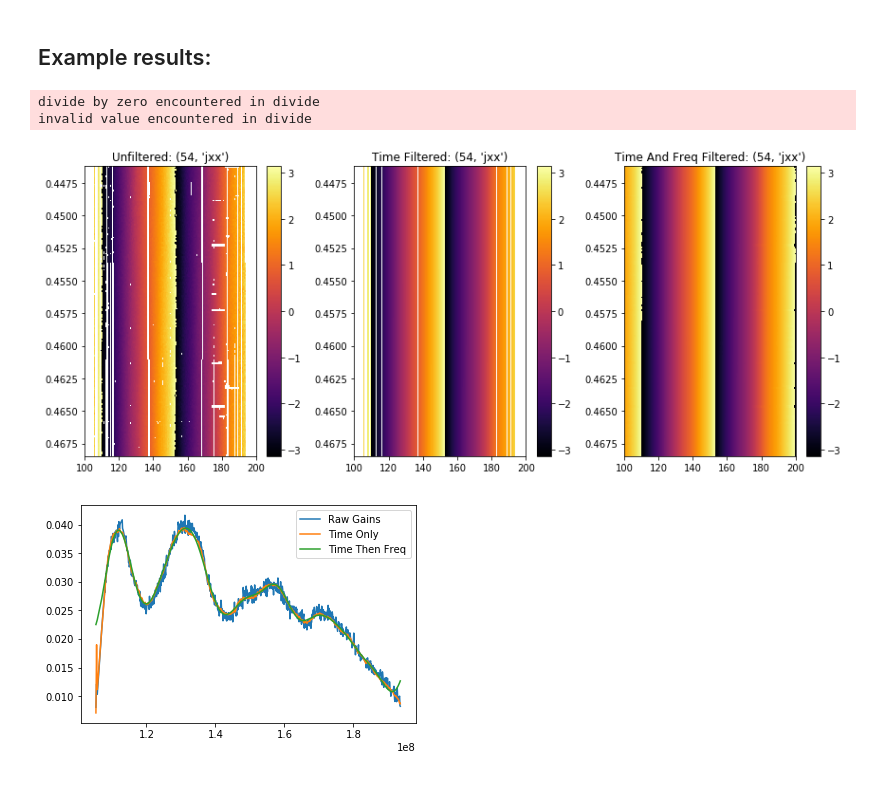
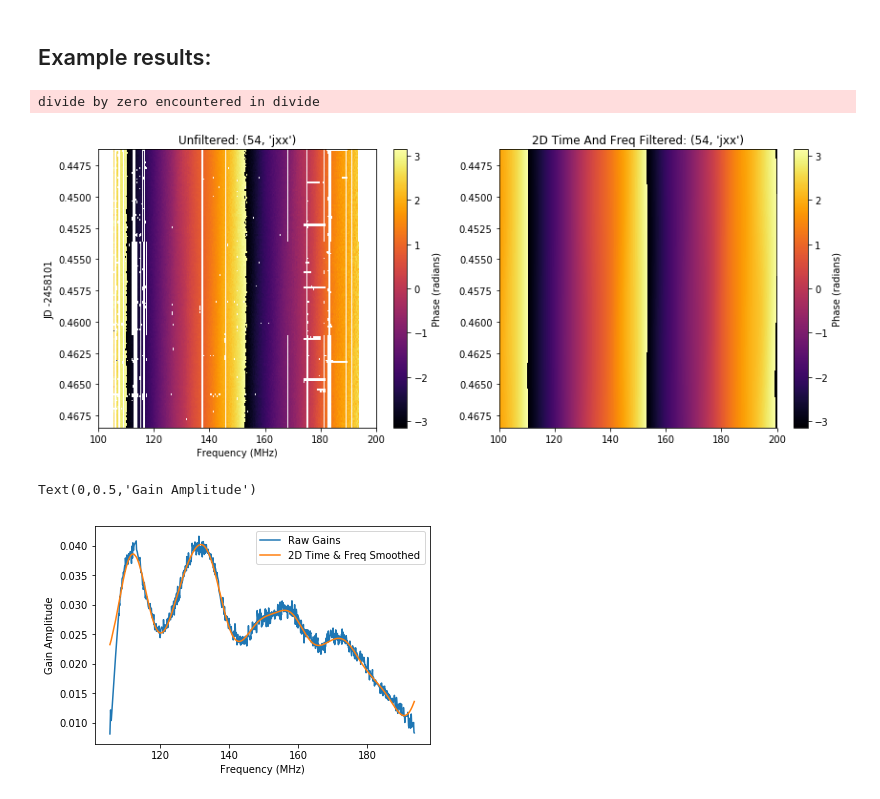
Before and after one commit to HERA-Team/hera_cal, a Jupyter notebook: scripts/notebooks/running_smooth_cal.ipynb, the cells around one changed output. Saved outputs shown, nothing was run; the diff lists cells and outputs as text; code cells hidden in the pictures.

```diff
--- a/scripts/notebooks/running_smooth_cal.ipynb
+++ b/scripts/notebooks/running_smooth_cal.ipynb
@@ -74,41 +53,35 @@ cs.write_smoothed_cal(output_replace=('test_input/','test_output/smoothed_'),
 # %% [markdown]
 ## Example results:
 # %%
-extent = [cs.freqs[0]/1e6, cs.freqs[-1]/1e6, cs.time_grid[-1]-np.floor(cs.time_grid[-1]), cs.time_grid[0]-np.floor(cs.time_grid[0])]
+extent = [cs.freqs[0]/1e6, cs.freqs[-1]/1e6, cs.time_grid[-1]-np.floor(cs.time_grid[0]), cs.time_grid[0]-np.floor(cs.time_grid[0])]
 plt.figure(figsize=(12,5))
-plt.subplot(131)
+plt.subplot(121)
 plt.imshow(np.angle(cs.gain_grids[ant]) / (~cs.flag_grids[ant]), cmap='inferno', aspect='auto', extent=extent)
-# plt.clim([.0,.05])
-plt.colorbar()
+plt.colorbar(label='Phase (radians)')
 plt.title('Unfiltered: ' + str(ant));
+plt.xlabel('Frequency (MHz)')
+plt.ylabel('JD -' + str(int(np.floor(cs.time_grid[0]))))
 
-plt.subplot(132)
-
-plt.imshow(np.angle(time_filtered) / np.sum((~cs.flag_grids[ant]),axis=0).astype(bool), cmap='inferno', aspect='auto', extent=extent)
-# plt.clim([.0,.05])
-plt.colorbar()
-plt.title('Time Filtered: ' + str(ant))
-
-plt.subplot(133)
+plt.subplot(122)
 plt.imshow(np.angle(cs.filtered_gain_grids[ant]), cmap='inferno', aspect='auto', extent=extent)
-# plt.clim([.0,.05])
-plt.colorbar()
-plt.title('Time And Freq Filtered: ' + str(ant))
+plt.colorbar(label='Phase (radians)')
+plt.title('2D Time And Freq Filtered: ' + str(ant))
 plt.tight_layout()
 # %% [output]
 divide by zero encountered in divide
-invalid value encountered in divide
-[figure, old version]
+[figure, new version]
 # %%
 plt.figure()
 integration = 90
 unflagged = ~cs.flag_grids[ant][integration,:]
-plt.plot(cs.freqs[unflagged], np.abs(cs.gain_grids[ant][integration,unflagged]), label='Raw Gains')
-plt.plot(cs.freqs[unflagged], np.abs(time_filtered[integration,unflagged]), label='Time Only')
-plt.plot(cs.freqs[unflagged], np.abs(cs.filtered_gain_grids[ant][integration,unflagged]), label='Time Then Freq')
-plt.legend();
+plt.plot(cs.freqs[unflagged]/1e6, np.abs(cs.gain_grids[ant][integration,unflagged]), label='Raw Gains')
+plt.plot(cs.freqs[unflagged]/1e6, np.abs(cs.filtered_gain_grids[ant][integration,unflagged]), label='2D Time & Freq Smoothed')
+plt.legend()
+plt.xlabel('Frequency (MHz)')
+plt.ylabel('Gain Amplitude')
 # %% [output]
+Text(0,0.5,'Gain Amplitude')
-[figure, old version]
+[figure, new version]
 # %%
 for cal in cs.cals:
     try:
```
Also changed, not shown: parts of 10 cells of this notebook.
